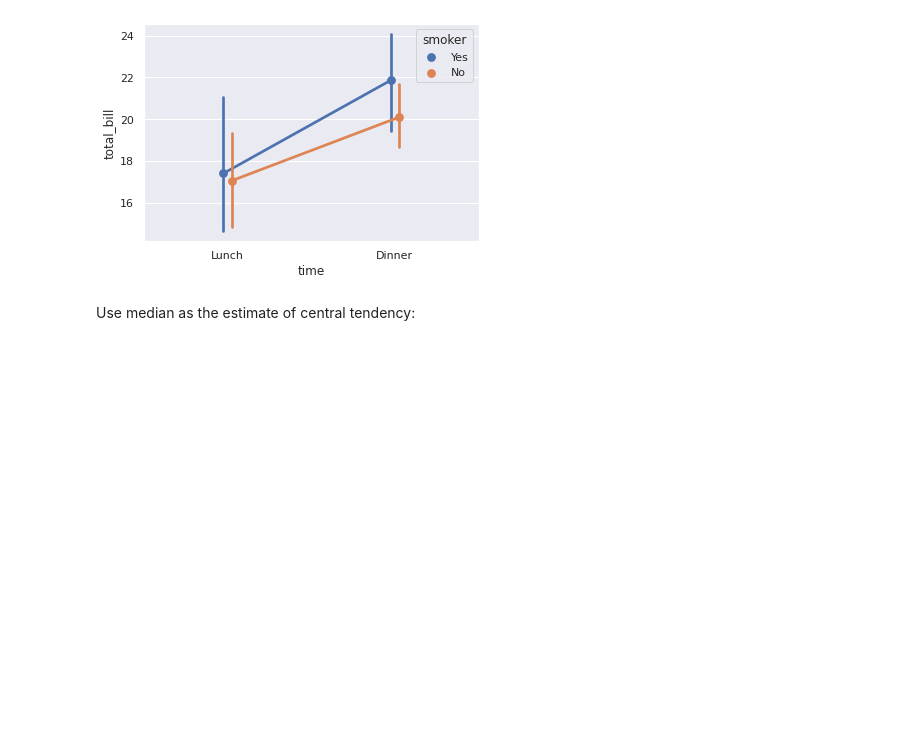
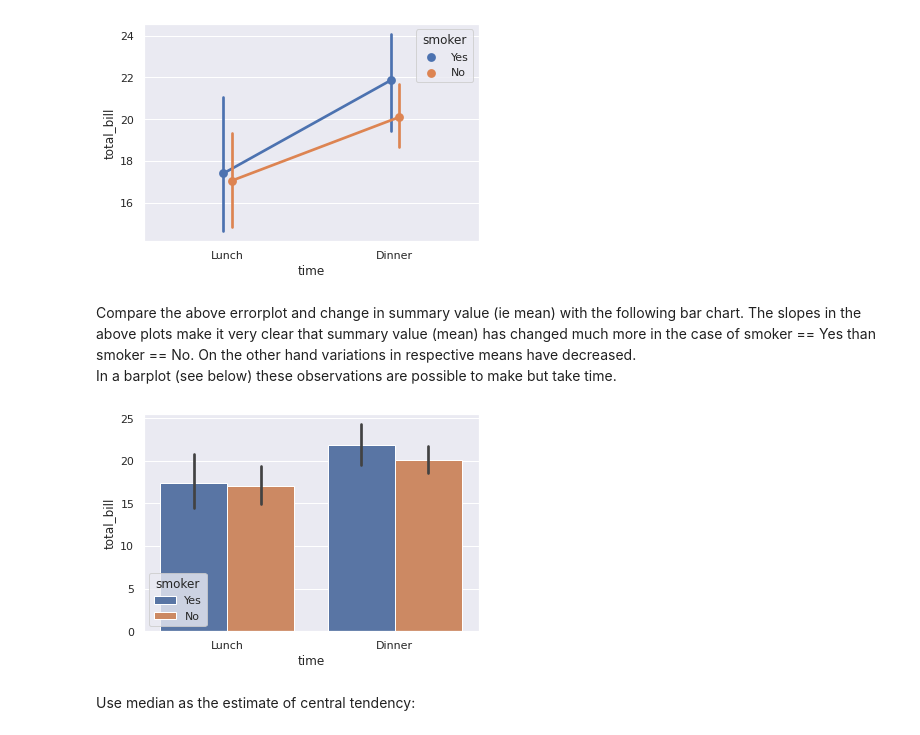
Before and after one commit to harnalashok/DataVisualization, a Jupyter notebook: bank_customer_churn_eda.ipynb, the cells around one changed output. Drawn from its saved outputs; the diff is of its cells as text; code cells hidden in the pictures; blank space fills up the shorter version.

```diff
--- a/bank_customer_churn_eda.ipynb
+++ b/bank_customer_churn_eda.ipynb
@@ -597,6 +625,13 @@ ax = sns.pointplot(
                    )
 # %% [output]
 [figure]
+# %% [markdown]
+Compare the above errorplot and change in summary value (ie mean) with the following bar chart. The slopes in the above plots make it very clear that summary value (mean) has changed much more in the case of smoker == Yes than smoker == No. On the other hand variations in respective means have decreased.  <br>
+In a barplot (see below) these observations are possible to make but take time.
+# %%
+_= sns.barplot(data = tips, x = "time", y = "total_bill", hue = "smoker")
+# %% [output]
+[figure, added]
 # %% [markdown]
 Use median as the estimate of central tendency:
 # %%
```
Also changed, not shown: parts of 43 cells of this notebook.
